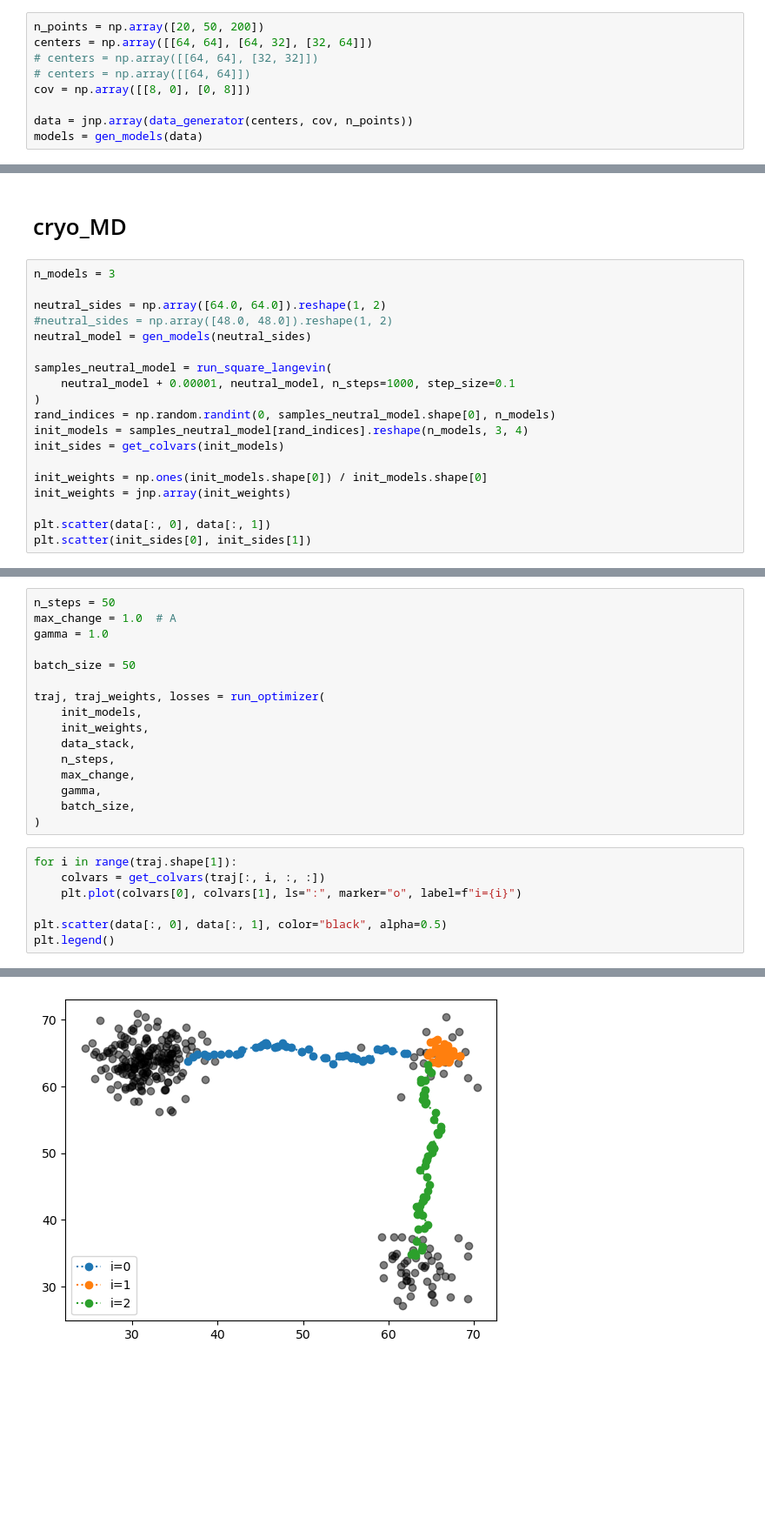
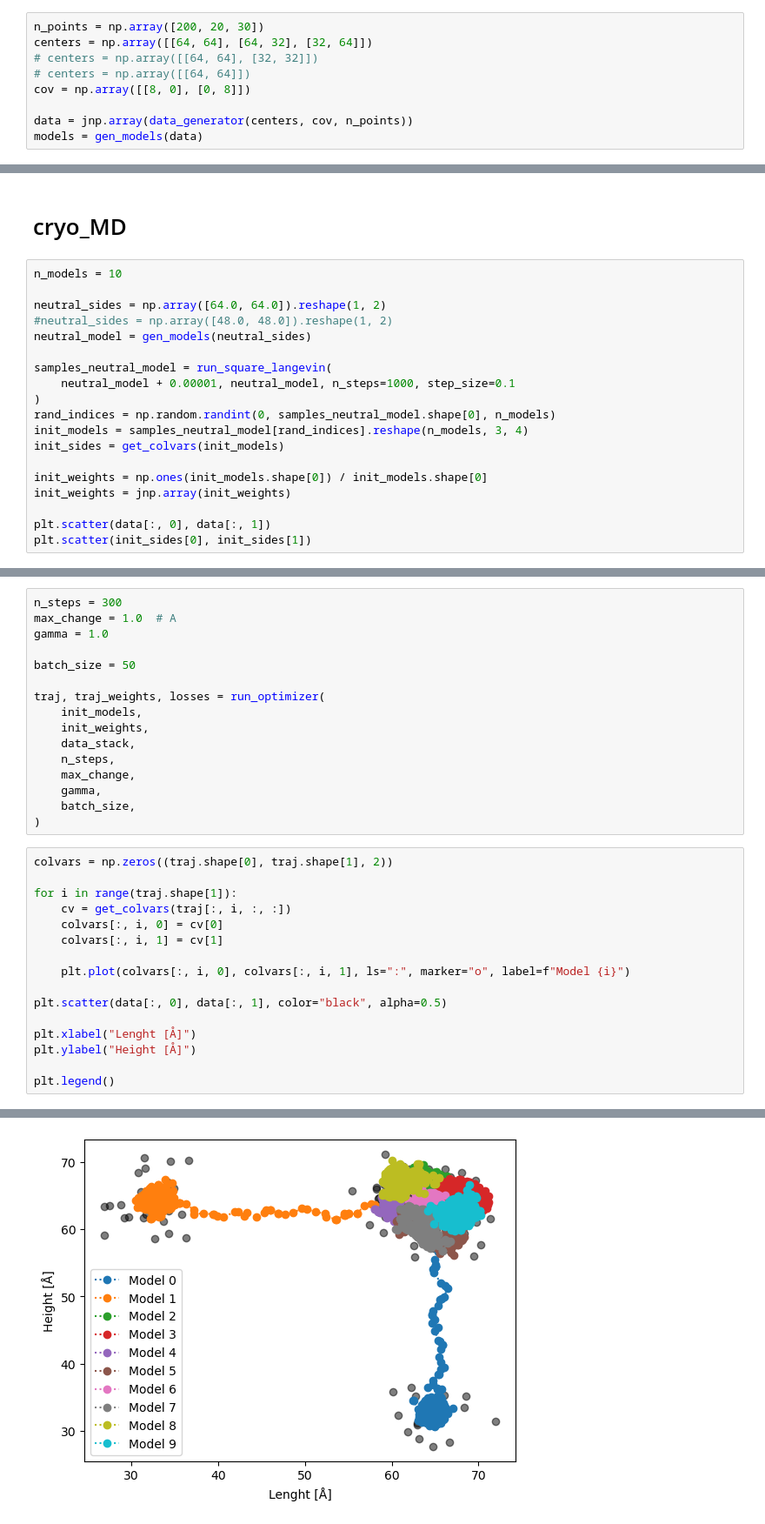
Before and after one commit to flatironinstitute/cryojax-ensemble-optimization, a Jupyter notebook: square_model_libtest.ipynb, the cells around one changed output, grey strips where cells are left out. Shown at 87% size. Cells and saved outputs as stored; diff of their text form; blank space fills up the shorter version.

```diff
--- a/square_model_libtest.ipynb
+++ b/square_model_libtest.ipynb
@@ -49,7 +49,7 @@ def get_colvar(square):
 
 get_colvars = jax.vmap(get_colvar, in_axes=(0))
 # %%
-n_points = np.array([20, 50, 200])
+n_points = np.array([200, 20, 30])
 centers = np.array([[64, 64], [64, 32], [32, 64]])
 # centers = np.array([[64, 64], [32, 32]])
 # centers = np.array([[64, 64]])
@@ -101,7 +99,7 @@ plt.plot(colvars_ref[0], colvars_ref[1], ls=":", marker="o", color="green")
 # %% [markdown]
 # cryo_MD
 # %%
-n_models = 3
+n_models = 10
 
 neutral_sides = np.array([64.0, 64.0]).reshape(1, 2)
 #neutral_sides = np.array([48.0, 48.0]).reshape(1, 2)
@@ -125,5 +123,5 @@ plt.scatter(init_sides[0], init_sides[1])
 # %%
-n_steps = 50
+n_steps = 300
 max_change = 1.0  # A
 gamma = 1.0
 
@@ -139,12 +137,21 @@ traj, traj_weights, losses = run_optimizer(
     batch_size,
 )
 # %%
+colvars = np.zeros((traj.shape[0], traj.shape[1], 2))
+
 for i in range(traj.shape[1]):
-    colvars = get_colvars(traj[:, i, :, :])
-    plt.plot(colvars[0], colvars[1], ls=":", marker="o", label=f"i={i}")
+    cv = get_colvars(traj[:, i, :, :])
+    colvars[:, i, 0] = cv[0]
+    colvars[:, i, 1] = cv[1]
+
+    plt.plot(colvars[:, i, 0], colvars[:, i, 1], ls=":", marker="o", label=f"Model {i}")
 
 plt.scatter(data[:, 0], data[:, 1], color="black", alpha=0.5)
+
+plt.xlabel("Lenght [Å]")
+plt.ylabel("Height [Å]")
+
 plt.legend()
 # %% [output]
 <matplotlib.legend.Legend at 0x...>
-[figure, old version]
+[figure, new version]
```
Also changed, not shown: parts of 5 cells of this notebook, 1 other file.
